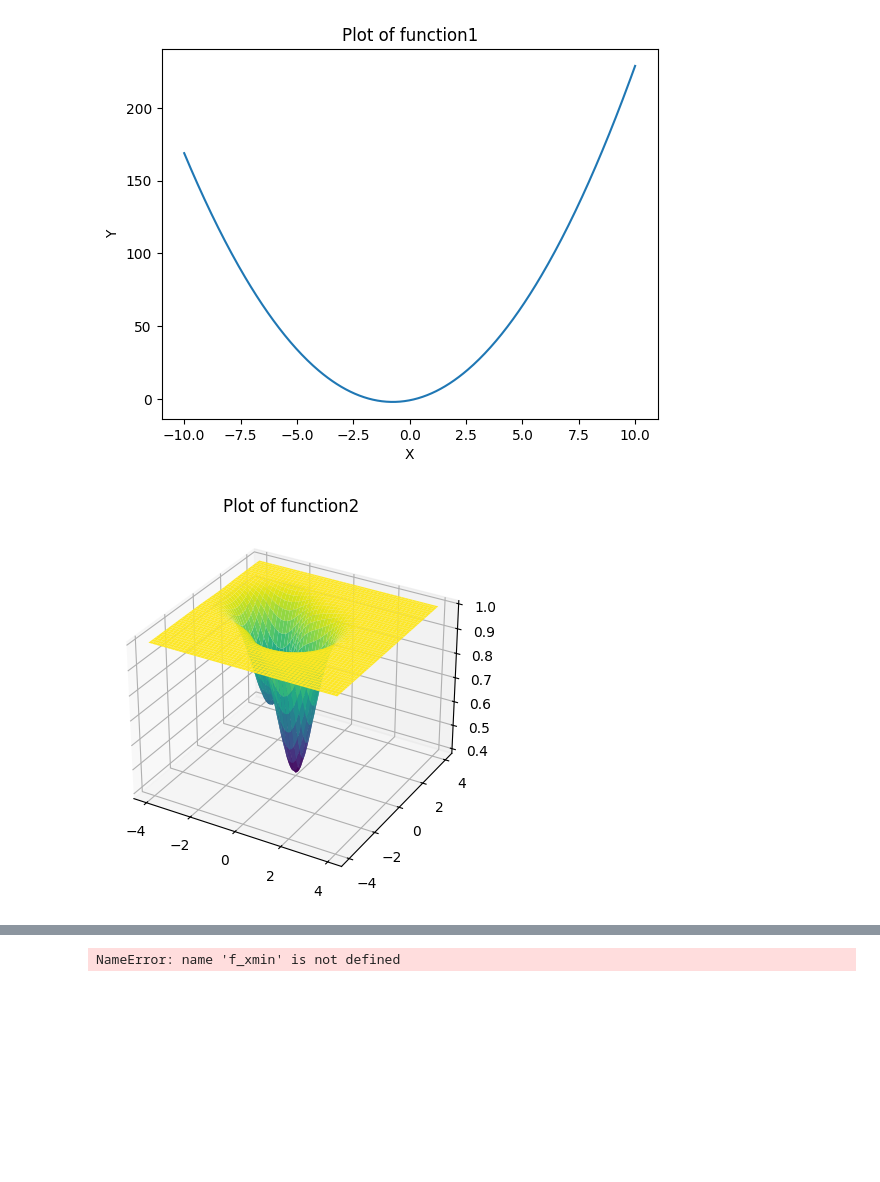
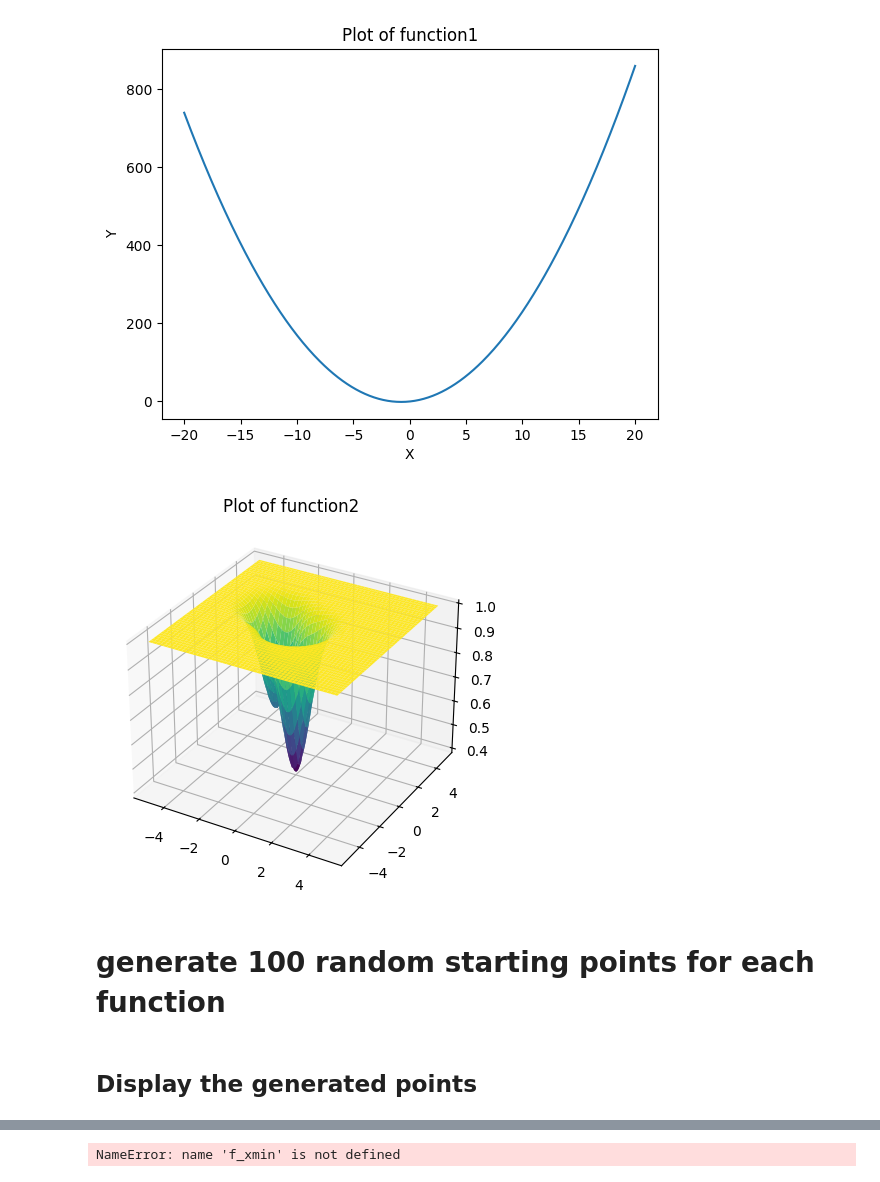
Before and after one commit to Kubasz091/WSI_zadania, a Jupyter notebook: zadanie1/rozwiązanie.ipynb, the cells around one changed output, grey strips where cells are left out. Cells and saved outputs as stored; diff of their text form; code cells hidden in the pictures; blank space fills up the shorter version.

```diff
--- a/zadanie1/rozwiązanie.ipynb
+++ b/zadanie1/rozwiązanie.ipynb
@@ -205,38 +225,40 @@ iter 2637, x = -0.7499999999999999, f(x) = -2.125, grad = 4.440892098500626e-16,
 # %%
 # Generate x values
-x = np.linspace(-10, 10, 400)
+x = np.linspace(-20, 20, 400)
 
 # Compute y values
 y = function1(x)
 
 # Create the plot
 plt.plot(x, y)
 
 # Optionally set the title and labels
 plt.title('Plot of function1')
 plt.xlabel('X')
 plt.ylabel('Y')
 
 # Display the plot
 plt.show()
 
-size = 4
+size = 5
 
 x = np.linspace(-size, size, 200)
 y = np.linspace(-size, size, 200)
 
 X, Y = np.meshgrid(x, y)
 Z = function2([X, Y])
 
 fig = plt.figure()
 ax = fig.add_subplot(111, projection='3d')
 ax.plot_surface(X, Y, Z, cmap='viridis')
 plt.title('Plot of function2')
 
 plt.show()
 # %% [output]
-[figure, old version]
+[figure, new version]
-[figure, old version]
+[figure, new version]
+# %% [markdown]
+# generate 100 random starting points for each function
 # %%
 random_points_f = np.random.uniform(-10, 10, size=(100, 1))
 random_points_g = np.random.uniform(-size, size, size=(100, 2))
@@ -255,3 +265,5 @@ random_points_g = np.random.uniform(-size, size, size=(100, 2))
+# %% [markdown]
+## Display the generated points
 # %%
 # Create a scatter plot of the points with smaller dots
 plt.scatter(random_points_f, np.zeros_like(random_points_f), s=10)
```
Also changed, not shown: parts of 16 cells of this notebook.
